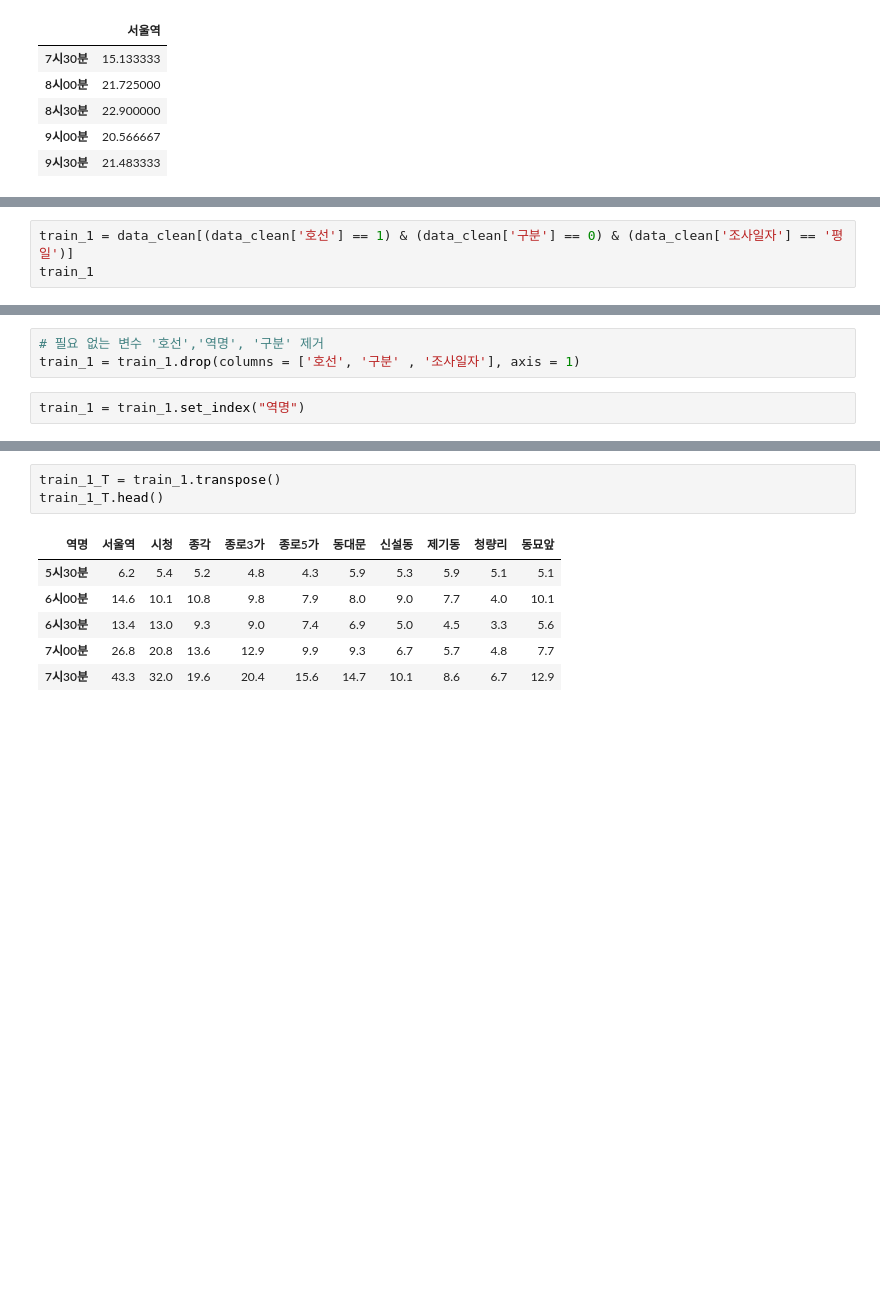
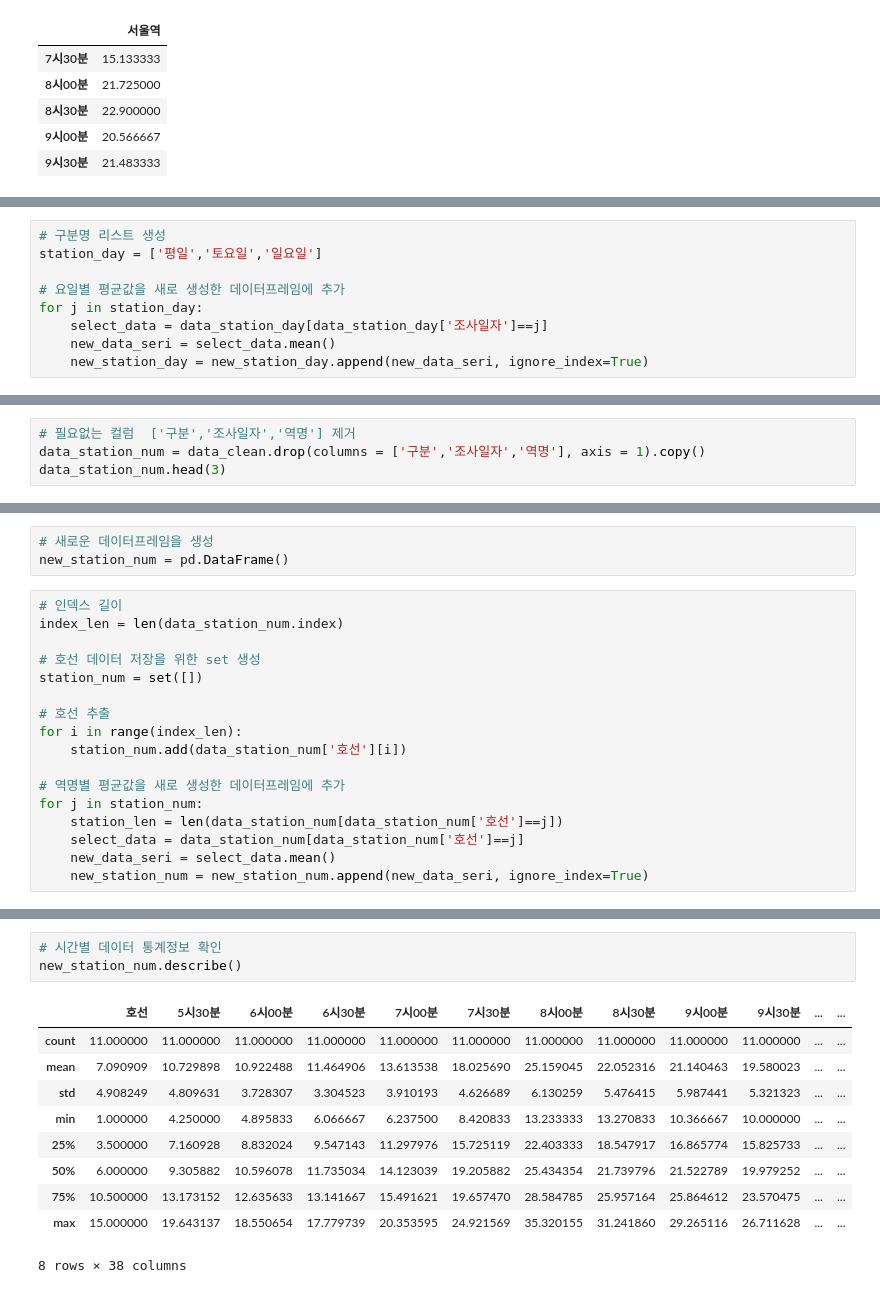
Before and after one commit to ikohong88/Seoul_subway_complex, a Jupyter notebook: 서울지하철 복잡도 분석.ipynb, the cells around one changed output, grey strips where cells are left out. Drawn from its saved outputs; the diff is of its cells as text; blank space fills up the shorter version.

```diff
--- a/서울지하철 복잡도 분석.ipynb
+++ b/서울지하철 복잡도 분석.ipynb
@@ -324,0 +441,9 @@ data
+# %%
+# 구분명 리스트 생성
+station_day = ['평일','토요일','일요일']
+
+# 요일별 평균값을 새로 생성한 데이터프레임에 추가
+for j in station_day:
+    select_data = data_station_day[data_station_day['조사일자']==j]
+    new_data_seri = select_data.mean()
+    new_station_day = new_station_day.append(new_data_seri, ignore_index=True)
@@ -328,4 +516,5 @@ data
 # %%
-train_1 = data_clean[(data_clean['호선'] == 1) & (data_clean['구분'] == 0) & (data_clean['조사일자'] == '평일')]
-train_1
+# 필요없는 컬럼  ['구분','조사일자','역명'] 제거
+data_station_num = data_clean.drop(columns = ['구분','조사일자','역명'], axis = 1).copy()
+data_station_num.head(3)
 # %% [output]
@@ -344,6 +526,21 @@ train_1
 # %%
-# 필요 없는 변수 '호선','역명', '구분' 제거
-train_1 = train_1.drop(columns = ['호선', '구분' , '조사일자'], axis = 1)
+# 새로운 데이터프레임을 생성
+new_station_num = pd.DataFrame()
 # %%
-train_1 = train_1.set_index("역명")
+# 인덱스 길이
+index_len = len(data_station_num.index)
+
+# 호선 데이터 저장을 위한 set 생성
+station_num = set([])
+
+# 호선 추출
+for i in range(index_len):
+    station_num.add(data_station_num['호선'][i])
+
+# 역명별 평균값을 새로 생성한 데이터프레임에 추가
+for j in station_num:
+    station_len = len(data_station_num[data_station_num['호선']==j])
+    select_data = data_station_num[data_station_num['호선']==j]
+    new_data_seri = select_data.mean()
+    new_station_num = new_station_num.append(new_data_seri, ignore_index=True)
 # %%
@@ -360,11 +562,15 @@ train_1.head()
 # %%
-train_1_T = train_1.transpose()
-train_1_T.head()
+# 시간별 데이터 통계정보 확인
+new_station_num.describe()
 # %% [output]
-| 역명 | 서울역 | 시청 | 종각 | 종로3가 | 종로5가 | 동대문 | 신설동 | 제기동 | 청량리 | 동묘앞 |
-| 5시30분 | 6.2 | 5.4 | 5.2 | 4.8 | 4.3 | 5.9 | 5.3 | 5.9 | 5.1 | 5.1 |
-| 6시00분 | 14.6 | 10.1 | 10.8 | 9.8 | 7.9 | 8.0 | 9.0 | 7.7 | 4.0 | 10.1 |
-| 6시30분 | 13.4 | 13.0 | 9.3 | 9.0 | 7.4 | 6.9 | 5.0 | 4.5 | 3.3 | 5.6 |
-| 7시00분 | 26.8 | 20.8 | 13.6 | 12.9 | 9.9 | 9.3 | 6.7 | 5.7 | 4.8 | 7.7 |
-| 7시30분 | 43.3 | 32.0 | 19.6 | 20.4 | 15.6 | 14.7 | 10.1 | 8.6 | 6.7 | 12.9 |
+|  | 호선 | 5시30분 | 6시00분 | 6시30분 | 7시00분 | 7시30분 | 8시00분 | 8시30분 | 9시00분 | 9시30분 | ... | ... |
+| count | 11.000000 | 11.000000 | 11.000000 | 11.000000 | 11.000000 | 11.000000 | 11.000000 | 11.000000 | 11.000000 | 11.000000 | ... | ... |
+| mean | 7.090909 | 10.729898 | 10.922488 | 11.464906 | 13.613538 | 18.025690 | 25.159045 | 22.052316 | 21.140463 | 19.580023 | ... | ... |
+| std | 4.908249 | 4.809631 | 3.728307 | 3.304523 | 3.910193 | 4.626689 | 6.130259 | 5.476415 | 5.987441 | 5.321323 | ... | ... |
+| min | 1.000000 | 4.250000 | 4.895833 | 6.066667 | 6.237500 | 8.420833 | 13.233333 | 13.270833 | 10.366667 | 10.000000 | ... | ... |
+| 25% | 3.500000 | 7.160928 | 8.832024 | 9.547143 | 11.297976 | 15.725119 | 22.403333 | 18.547917 | 16.865774 | 15.825733 | ... | ... |
+| 50% | 6.000000 | 9.305882 | 10.596078 | 11.735034 | 14.123039 | 19.205882 | 25.434354 | 21.739796 | 21.522789 | 19.979252 | ... | ... |
+| 75% | 10.500000 | 13.173152 | 12.635633 | 13.141667 | 15.491621 | 19.657470 | 28.584785 | 25.957164 | 25.864612 | 23.570475 | ... | ... |
+| max | 15.000000 | 19.643137 | 18.550654 | 17.779739 | 20.353595 | 24.921569 | 35.320155 | 31.241860 | 29.265116 | 26.711628 | ... | ... |
+8 rows × 38 columns
 # %%
```
Also changed, not shown: parts of 101 cells of this notebook.
